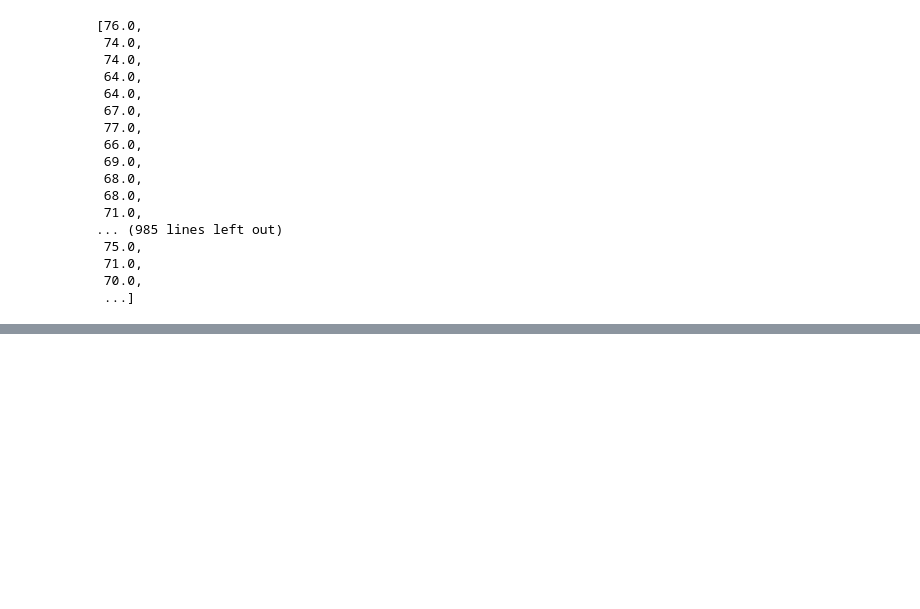
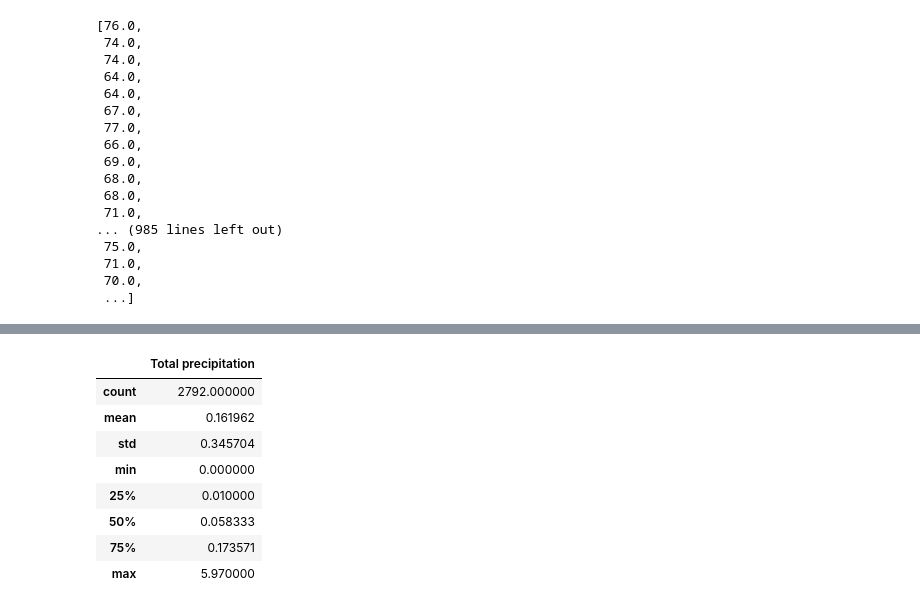
Before and after one commit to m-miley/surfs_up, a Jupyter notebook: SurfsUp_Challenge.ipynb, the cells around one changed output, grey strips where cells are left out. Cells and saved outputs as stored; diff of their text form; code cells hidden in the pictures; blank space fills up the shorter version.

```diff
--- a/SurfsUp_Challenge.ipynb
+++ b/SurfsUp_Challenge.ipynb
@@ -153,3 +153,19 @@ december_df.describe()
 | 50% | 71.000000 |
 | 75% | 74.000000 |
 | max | 83.000000 |
+# %%
+precip = session.query(Measurement.date, func.avg(Measurement.prcp)).\
+    group_by(Measurement.date).order_by(Measurement.date).all()
+precip = [i[1] for i in precip]
+precip_df = pd.DataFrame(precip, columns=['Total precipitation'])
+precip_df.describe()
+# %% [output]
+|  | Total precipitation |
+| count | 2792.000000 |
+| mean | 0.161962 |
+| std | 0.345704 |
+| min | 0.000000 |
+| 25% | 0.010000 |
+| 50% | 0.058333 |
+| 75% | 0.173571 |
+| max | 5.970000 |
```
Also changed, not shown: parts of 6 cells of this notebook.
